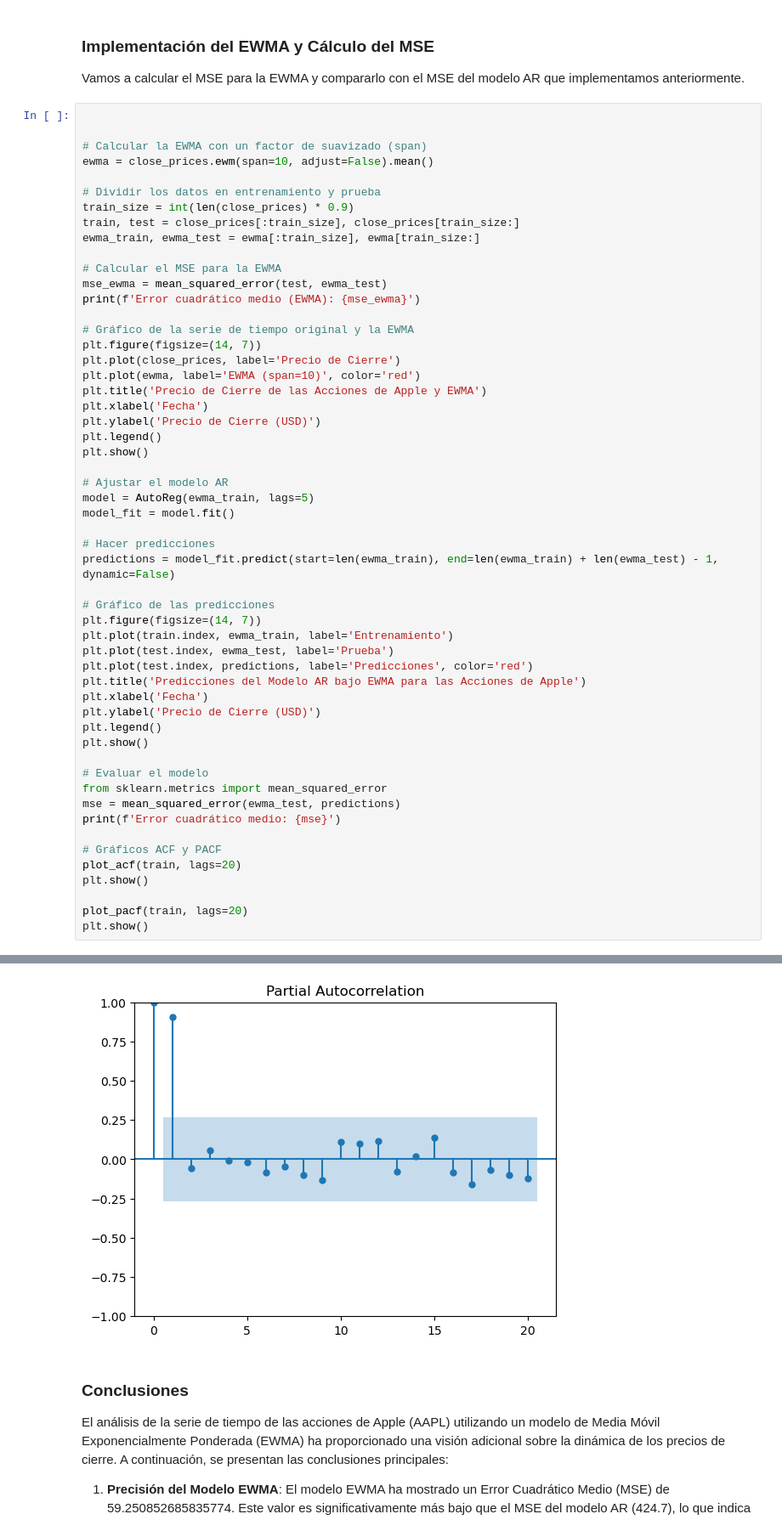
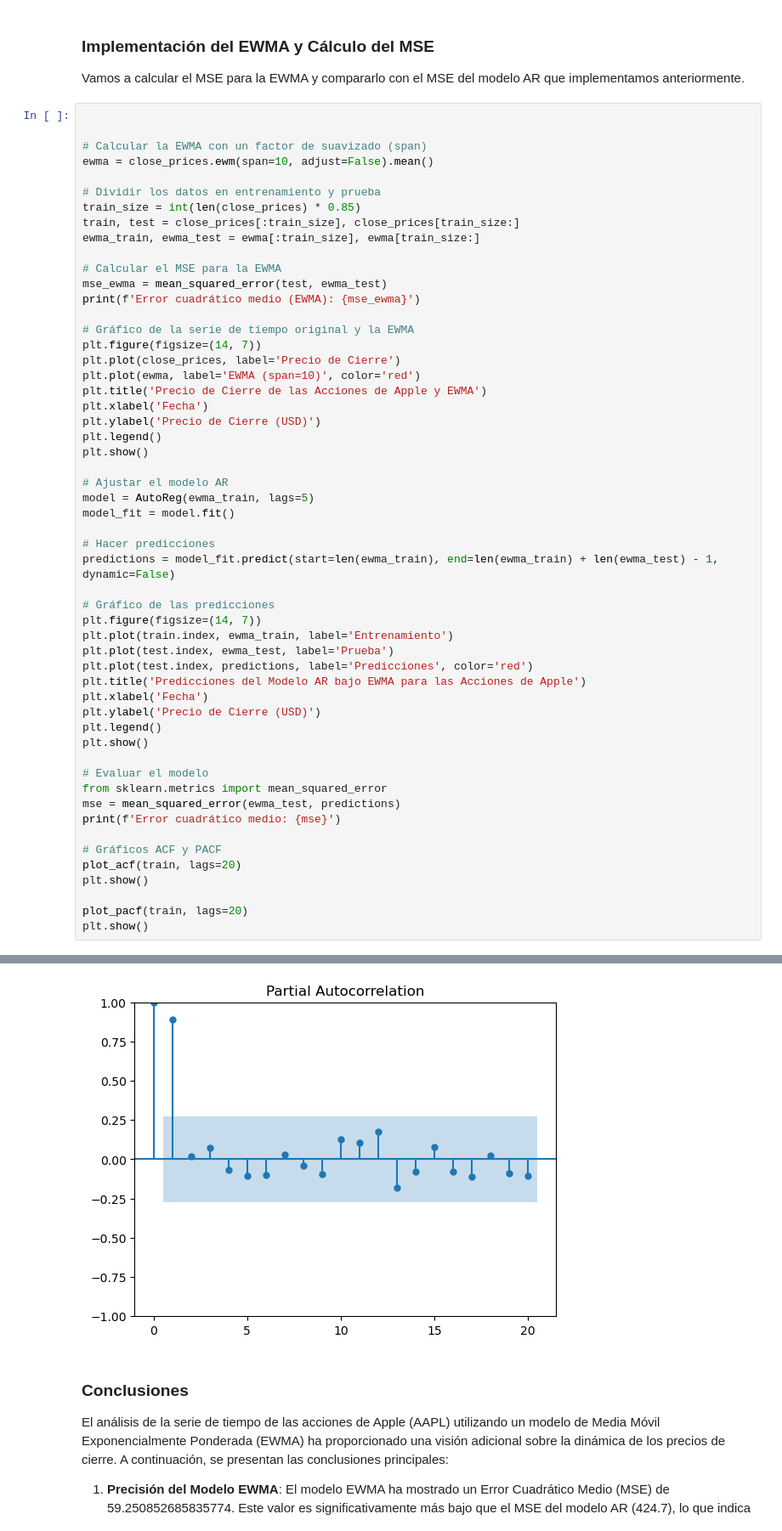
Before and after one commit to gpquintero1/ProyectoGrado, a Jupyter notebook: AAPL.ipynb, the cells around one changed output, grey strips where cells are left out. Shown at 85% size. Cells and saved outputs as stored; diff of their text form.

```diff
--- a/AAPL.ipynb
+++ b/AAPL.ipynb
@@ -164,7 +164,7 @@ Vamos a calcular el MSE para la EWMA y compararlo con el MSE del modelo AR que i
 ewma = close_prices.ewm(span=10, adjust=False).mean()
 
 # Dividir los datos en entrenamiento y prueba
-train_size = int(len(close_prices) * 0.9)
+train_size = int(len(close_prices) * 0.85)
 train, test = close_prices[:train_size], close_prices[train_size:]
 ewma_train, ewma_test = ewma[:train_size], ewma[train_size:]
 
@@ -220,4 +220,4 @@ Error cuadrático medio: 59.250852685835774
-[figure, old version]
+[figure, new version]
 # %% [markdown]
 ### Conclusiones
 
```
Also changed, not shown: parts of 14 cells of this notebook.
